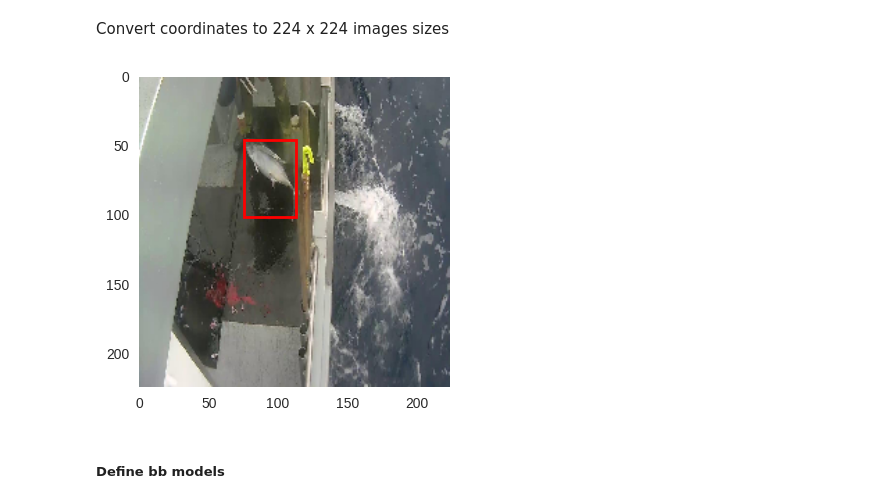
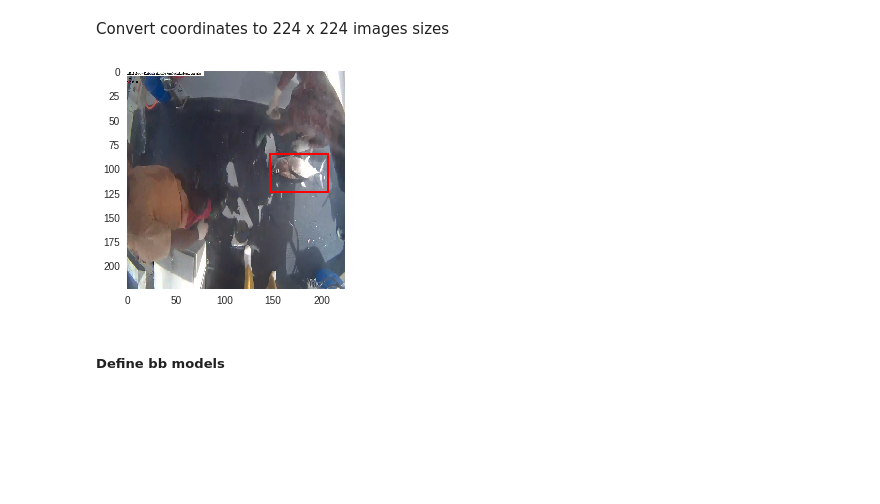
Before and after one commit to osheari1/fast_ai, a Jupyter notebook: lessons/lesson7.ipynb, the cells around one changed output. Saved outputs shown, nothing was run; the diff lists cells and outputs as text; code cells hidden in the pictures; blank space fills up the shorter version.

```diff
--- a/lessons/lesson7.ipynb
+++ b/lessons/lesson7.ipynb
@@ -78,8 +78,8 @@ for img in files:
 # %% [markdown]
 ## Define Paths
 # %%
-# path = '../data/fish/'
-path = '../data/fish/sample/'
+path = '../data/fish/'
+# path = '../data/fish/sample/'
 path_model = '../data/fish/models/'
 path_test = path + 'test'
 path_train = path + 'train'
@@ -139,13 +148,13 @@ Small Images (224, 224)
 # %%
 data_train = utils.load_array_bcolz(path_img_arrays+'train.bc')
 data_valid = utils.load_array_bcolz(path_img_arrays+'valid.bc')
-# data_test = utils.load_array_bcolz(path_img_arrays+'test.bc')
+data_test = utils.load_array_bcolz(path_img_arrays+'test.bc')
 # %% [markdown]
 Large Images (360, 640)
 # %%
-# data_train = utils.load_array_bcolz(path_img_arrays+'train_l.bc')
+data_train = utils.load_array_bcolz(path_img_arrays+'train_l.bc')
 data_valid = utils.load_array_bcolz(path_img_arrays+'valid_l.bc')
-# data_test = utils.load_array_bcolz(path_img_arrays+'test.bc')
+data_test = utils.load_array_bcolz(path_img_arrays+'test_l.bc')
 # %% [markdown]
 ##### VGG16 Conv
 # %% [markdown]
@@ -191,7 +198,7 @@ Small Images (224, 224)
 # %%
 data_conv_train = utils.load_array_bcolz(path_img_arrays+'conv_train.bc')
 data_conv_valid = utils.load_array_bcolz(path_img_arrays+'conv_valid.bc')
-# data_conv_test = utils.load_array_bcolz(path_img_arrays+'conv_test.bc')
+data_conv_test = utils.load_array_bcolz(path_img_arrays+'conv_test.bc')
 # %% [markdown]
 Large Images (360, 640)
 # %%
@@ -593,9 +620,9 @@ def show_bb(i):
     utils.plot_img(data_valid[i])
     sns.plt.gca().add_patch(create_rect(bb))
 # %%
-show_bb(1)
+show_bb(4)
 # %% [output]
-[figure, old version]
+[figure, new version]
 # %% [markdown]
 ##### Define bb models
 # %%
```
Also changed, not shown: parts of 55 cells of this notebook.
